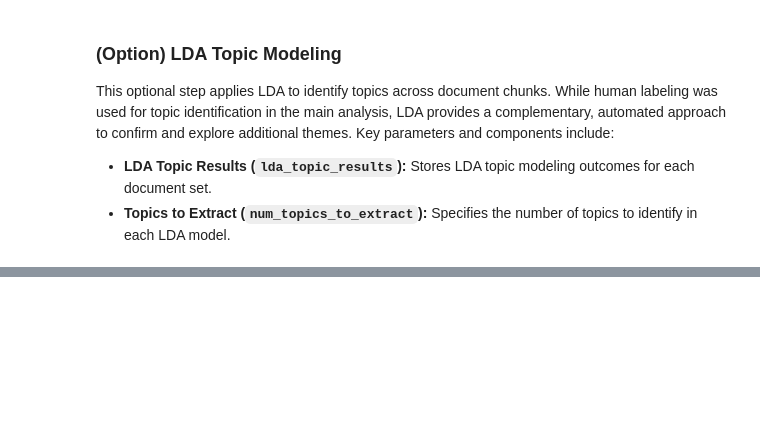
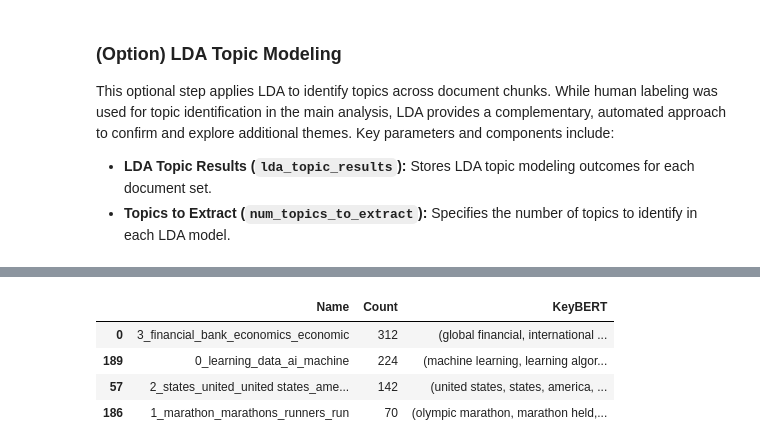
Before and after one commit to byeungchun/cbspeech_topicmodelling, a Jupyter notebook: topicmodelling.ipynb, the cells around one changed output, grey strips where cells are left out. Saved outputs shown, nothing was run; the diff lists cells and outputs as text; code cells hidden in the pictures; blank space fills up the shorter version.

```diff
--- a/topicmodelling.ipynb
+++ b/topicmodelling.ipynb
@@ -296,3 +311,12 @@ df_bertopic_results.head()
+# %%
+df_bertopic_results['KeyBERT'] = df_bertopic_results['KeyBERT'].apply(tuple)
+df_bertopic_results[['Name','Count','KeyBERT']].drop_duplicates().sort_values(by='Count',ascending=False)
+# %% [output]
+|  | Name | Count | KeyBERT |
+| 0 | 3_financial_bank_economics_economic | 312 | (global financial, international ... |
+| 189 | 0_learning_data_ai_machine | 224 | (machine learning, learning algor... |
+| 57 | 2_states_united_united states_ame... | 142 | (united states, states, america, ... |
+| 186 | 1_marathon_marathons_runners_run | 70 | (olympic marathon, marathon held,... |
 # %%
 lda_topic_results = pd.DataFrame(document_topic_info)
 
```
Also changed, not shown: parts of 14 cells of this notebook.
